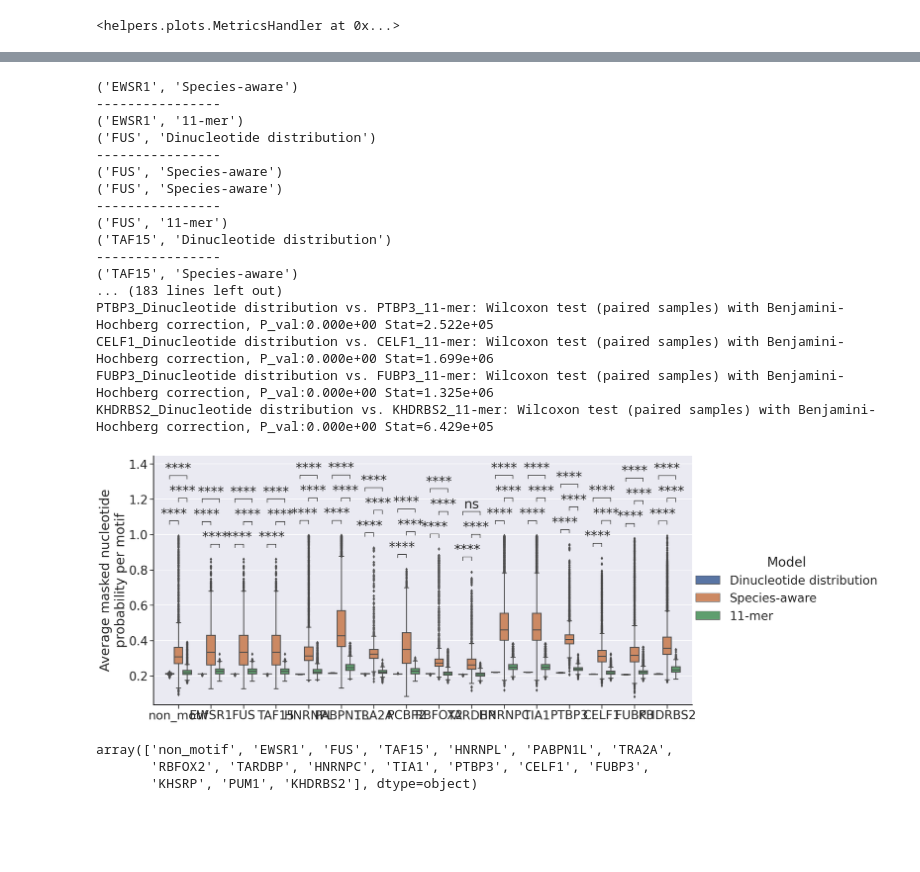
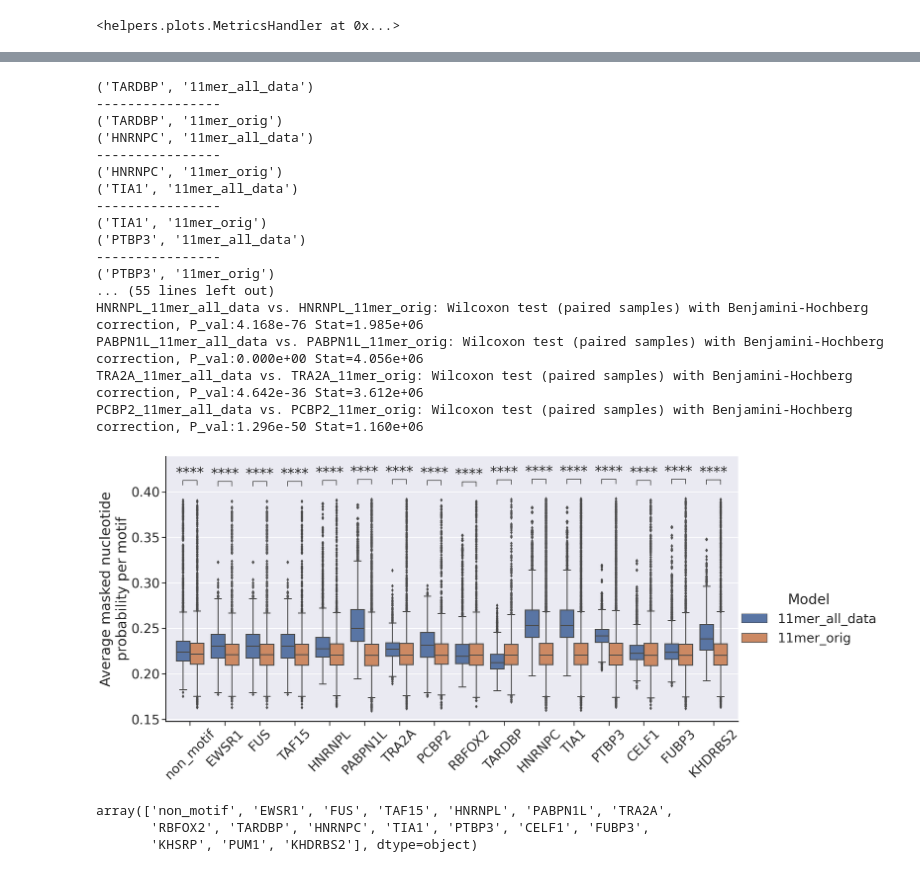
Before and after one commit to AnasShahzad1996/SpeciesAwareDNA-MLM, a Jupyter notebook: notebooks/11mer_all_data/plotting.ipynb, the cells around one changed output, grey strips where cells are left out. Cells and saved outputs as stored; diff of their text form; code cells hidden in the pictures; blank space fills up the shorter version.

```diff
--- a/notebooks/11mer_all_data/plotting.ipynb
+++ b/notebooks/11mer_all_data/plotting.ipynb
@@ -40,7 +40,7 @@ project_dir
 data_dir = project_dir + "tzhdata/"
 # hackish way to use the data dir on my local machine (Lukas)
 if not os.path.exists(data_dir):
-    data_dir = os.path.abspath("../..")
+    data_dir = os.path.abspath("../../../test/")
 
 print("Data dir: ", data_dir)
 # %% [output]
@@ -60,14 +60,15 @@ sns.set_style(style={'xtick.bottom': True,'ytick.left': True, 'axes.edgecolor':
 # Evaluation in S. cerevisiae (Fig2)
 # %%
 # define paths and names of models to evaluate
-model_paths = ["/mnt/c/Users/nicol/OneDrive/Documents/TUM/ml4regmlm/project/ML4RG-2023-project/notebooks/11mer_all_data/"]
 
+model_paths = ["/home/lukas/Projects/ML4RG-2023-project/notebooks/11mer_all_data/", "/home/lukas/Projects/ML4RG-2023-project/results/11mer/"]
 # work around as plots.py doesn't use os.path.join to join paths...
-model_names = ["11mer_all_data"]
+model_names = ["11mer_all_data", "11mer_orig"]
 
 print(model_paths)
 print(model_names)
 
+print(data_dir)
 # test_set
 test_path = glob(os.path.join(data_dir ,"*.fa"))[0]
 print(test_path)
@@ -113,7 +125,8 @@ def fix(x):
 # adding gpar positions here
 
 cols = ["motif_range","motif","model","avg_target_probas"]
-keep_models = ["Dinucleotide distribution","11-mer", "Species-aware"]
+#keep_models = ["Dinucleotide distribution","11-mer", "Species-aware"]
+keep_models = ["11mer_all_data", "11mer_orig"]
 
 scer_df_gpar = scer_mh.motif_df_l[scer_mh.motif_df_l["model"].isin(keep_models)]
 
@@ -164,62 +155,63 @@ mots = order
 
 mods = [#("Dinucleotide distribution", "Species-agnostic"),
         #("Species-agnostic","Species-aware"),
-        ("Dinucleotide distribution", "Species-aware"),
+        #("Dinucleotide distribution", "Species-aware"),
         #("11-mer", "Species-agnostic"),
-        ("11-mer","Species-aware"),
-        ("Dinucleotide distribution", "11-mer"),
+        #("11-mer","Species-aware"),
+        #("Dinucleotide distribution", "11-mer"),
         #("DNABERT", "Species-agnostic"),
         #("DNABERT","Species-aware"),
         #("Dinucleotide distribution", "DNABERT"),
         #("11-mer", "DNABERT")
+        ("11mer_all_data", "11mer_orig")
         ]
 
 
-g = sns.catplot(data=plot_df, x="motif", y="avg_target_probas", hue="Model",kind="box", height=10, aspect=2.0,
+g = sns.catplot(data=plot_df, x="motif", y="avg_target_probas",kind="box", hue="Model", height=10, aspect=2.0,
            order=order, estimator=np.mean)#, palette=custom_colors)
 
-plt.xticks(ticks = range(0,len(order)),labels=labels)
+plt.xticks(rotation=45, ticks = range(0,len(order)),labels=labels)
 #plt.yticks(ticks=[0.2,0.4,0.6,0.8,1.0])
 
 if plot_significance:
     pairs=[]
 
     for m in mots:
         for mod in mods:
             pairs.append(((m,mod[0]),(m,mod[1])))
 
     for ax_n in g.axes:
         for ax in ax_n:
             # do I need to subset the data?
             annotator = Annotator(ax, pairs, data=plot_df, x="motif", y="avg_target_probas", hue="Model")
             #    order=order)
             annotator.configure(test='Wilcoxon', text_format='star', loc='inside', comparisons_correction="BH")
             annotator.apply_and_annotate()
 
 
 
 plt.xlabel("")
 plt.ylabel("Average masked nucleotide\nprobability per motif")
 plt.show()
 # %% [output]
-('EWSR1', 'Species-aware')
+('TARDBP', '11mer_all_data')
 ----------------
-('EWSR1', '11-mer')
-('FUS', 'Dinucleotide distribution')
+('TARDBP', '11mer_orig')
+('HNRNPC', '11mer_all_data')
 ----------------
-('FUS', 'Species-aware')
-('FUS', 'Species-aware')
+('HNRNPC', '11mer_orig')
+('TIA1', '11mer_all_data')
 ----------------
-('FUS', '11-mer')
-('TAF15', 'Dinucleotide distribution')
+('TIA1', '11mer_orig')
+('PTBP3', '11mer_all_data')
 ----------------
-('TAF15', 'Species-aware')
-... (183 lines left out)
-PTBP3_Dinucleotide distribution vs. PTBP3_11-mer: Wilcoxon test (paired samples) with Benjamini-Hochberg correction, P_val:0.000e+00 Stat=2.522e+05
-CELF1_Dinucleotide distribution vs. CELF1_11-mer: Wilcoxon test (paired samples) with Benjamini-Hochberg correction, P_val:0.000e+00 Stat=1.699e+06
-FUBP3_Dinucleotide distribution vs. FUBP3_11-mer: Wilcoxon test (paired samples) with Benjamini-Hochberg correction, P_val:0.000e+00 Stat=1.325e+06
-KHDRBS2_Dinucleotide distribution vs. KHDRBS2_11-mer: Wilcoxon test (paired samples) with Benjamini-Hochberg correction, P_val:0.000e+00 Stat=6.429e+05
+('PTBP3', '11mer_orig')
+... (55 lines left out)
+HNRNPL_11mer_all_data vs. HNRNPL_11mer_orig: Wilcoxon test (paired samples) with Benjamini-Hochberg correction, P_val:4.168e-76 Stat=1.985e+06
+PABPN1L_11mer_all_data vs. PABPN1L_11mer_orig: Wilcoxon test (paired samples) with Benjamini-Hochberg correction, P_val:0.000e+00 Stat=4.056e+06
+TRA2A_11mer_all_data vs. TRA2A_11mer_orig: Wilcoxon test (paired samples) with Benjamini-Hochberg correction, P_val:4.642e-36 Stat=3.612e+06
+PCBP2_11mer_all_data vs. PCBP2_11mer_orig: Wilcoxon test (paired samples) with Benjamini-Hochberg correction, P_val:1.296e-50 Stat=1.160e+06
-[figure, old version]
+[figure, new version]
 # %%
 plot_df["motif"].unique()
 # %% [output]
```
Also changed, not shown: parts of 5 cells of this notebook, 4 other files.
